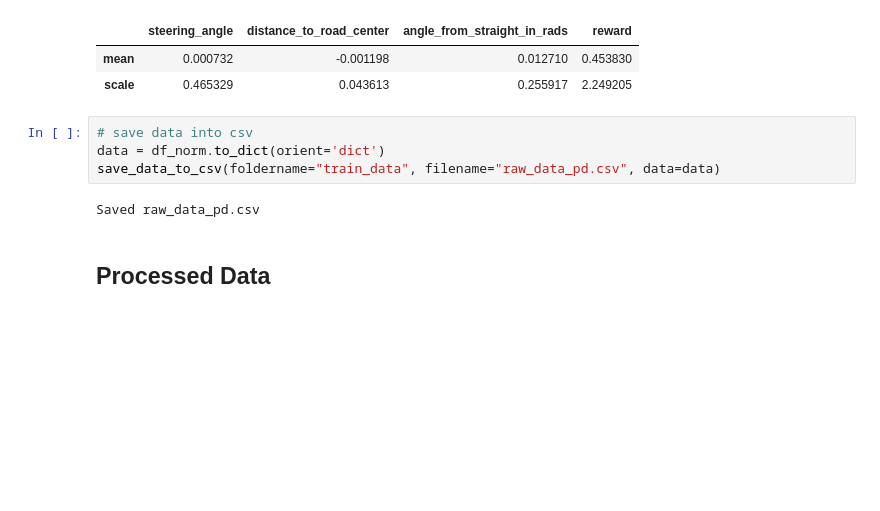
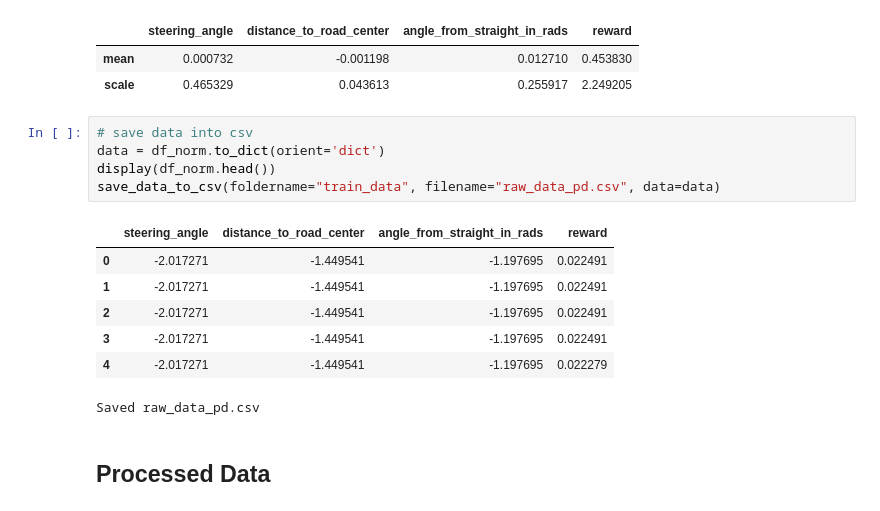
Before and after one commit to sophia20753/sysopt_adproject, a Jupyter notebook: project/data_preprocess.ipynb, the cells around one changed output. Saved outputs shown, nothing was run; the diff lists cells and outputs as text; blank space fills up the shorter version.

```diff
--- a/project/data_preprocess.ipynb
+++ b/project/data_preprocess.ipynb
@@ -103,8 +103,15 @@ Scaling parameters for normalisation:
 # %%
 # save data into csv
 data = df_norm.to_dict(orient='dict')
+display(df_norm.head())
 save_data_to_csv(foldername="train_data", filename="raw_data_pd.csv", data=data)
 # %% [output]
+|  | steering_angle | distance_to_road_center | angle_from_straight_in_rads | reward |
+| 0 | -2.017271 | -1.449541 | -1.197695 | 0.022491 |
+| 1 | -2.017271 | -1.449541 | -1.197695 | 0.022491 |
+| 2 | -2.017271 | -1.449541 | -1.197695 | 0.022491 |
+| 3 | -2.017271 | -1.449541 | -1.197695 | 0.022491 |
+| 4 | -2.017271 | -1.449541 | -1.197695 | 0.022279 |
 Saved raw_data_pd.csv
 # %% [markdown]
 ## Processed Data
```
Also changed, not shown: parts of 8 cells of this notebook, 12 other files.
